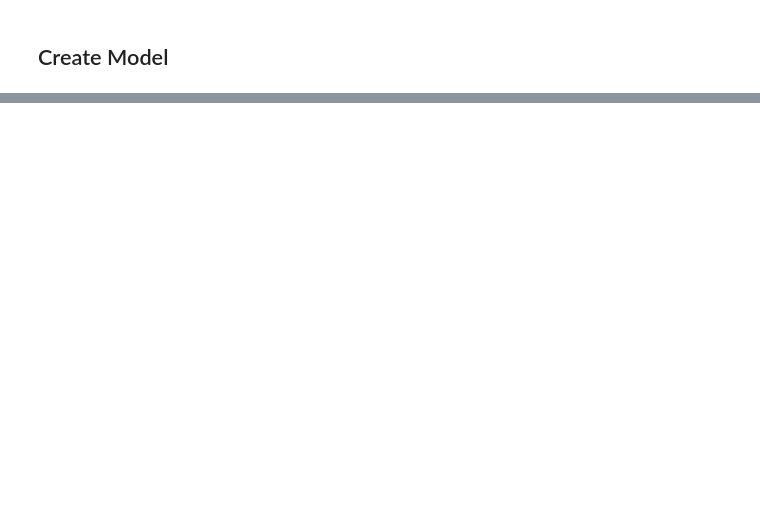
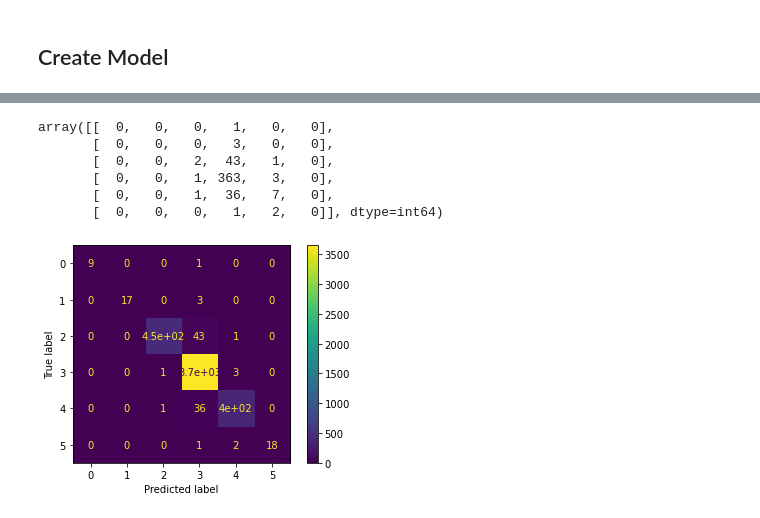
Before and after one commit to Deniz-Jasa/stock_prediction_model, a Jupyter notebook: rsi.ipynb, the cells around one changed output, grey strips where cells are left out. Saved outputs shown, nothing was run; the diff lists cells and outputs as text; code cells hidden in the pictures; blank space fills up the shorter version.

```diff
--- a/rsi.ipynb
+++ b/rsi.ipynb
@@ -41,0 +45,6 @@ sns.pairplot(data2)
+# %%
+# data2 = data1[data1['close_5'] > 0]
+data2 = data1
+data2 = data2.reset_index()
+data2 = data2.drop('index', axis=1)
+data2
@@ -42,3 +65,22 @@ sns.pairplot(data2)
+# %%
+label = []
+
+for i in range(0, len(data2)):
+
+    if data2['close_5'][i] < -3:
+        label.append(0)
+    elif data2['close_5'][i] < -2:
+        label.append(1)
+    elif data2['close_5'][i] < -0.5:
+        label.append(2)
+    elif data2['close_5'][i] < 0.5:
+        label.append(3)
+    elif data2['close_5'][i] < 2:
+        label.append(4)
+    else:
+        label.append(5)
+
+data2['label'] = label
 # %% [markdown]
 ## Create Model
 # %%
@@ -97,0 +152,13 @@ different:     [0.03804931 0.00092979 0.00499123 0.00603259 0.00097279 0.0007621
+# %%
+from sklearn.ensemble import RandomForestClassifier
+
+clf1 = RandomForestClassifier(random_state=0)
+
+X = data2.drop(['close_5', 'label'], axis=1).to_numpy()
+y = data2[['label']].to_numpy()
+
+X = np.array(X)
+y = np.array(y).ravel()
+
+print(X.shape)
+print(y.shape)
@@ -97,0 +205,4 @@ different:     [0.03804931 0.00092979 0.00499123 0.00603259 0.00097279 0.0007621
+# %%
+X_train, X_test, y_train, y_test = train_test_split(X, y, test_size=0.1)
+
+clf1.fit(X_train, y_train)
@@ -97,0 +243,17 @@ different:     [0.03804931 0.00092979 0.00499123 0.00603259 0.00097279 0.0007621
+# %%
+from sklearn.metrics import confusion_matrix
+from sklearn.metrics import plot_confusion_matrix
+
+confusion_matrix(y_test, prediction)
+# %% [output]
+array([[  0,   0,   0,   1,   0,   0],
+       [  0,   0,   0,   3,   0,   0],
+       [  0,   0,   2,  43,   1,   0],
+       [  0,   0,   1, 363,   3,   0],
+       [  0,   0,   1,  36,   7,   0],
+       [  0,   0,   0,   1,   2,   0]], dtype=int64)
+# %%
+plot_confusion_matrix(clf1, X, y)
+plt.show()
+# %% [output]
+[figure, added]
```
Also changed, not shown: parts of 16 cells of this notebook.
